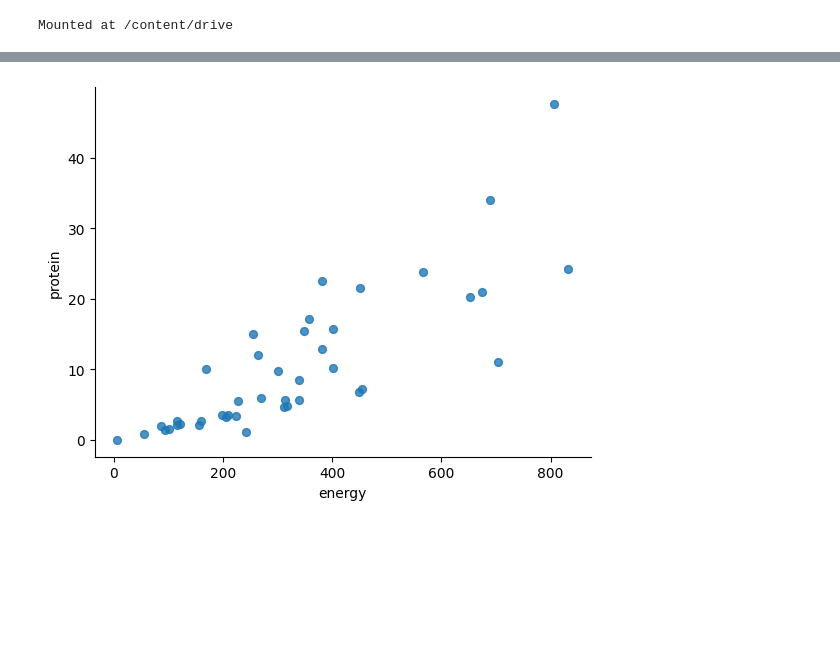
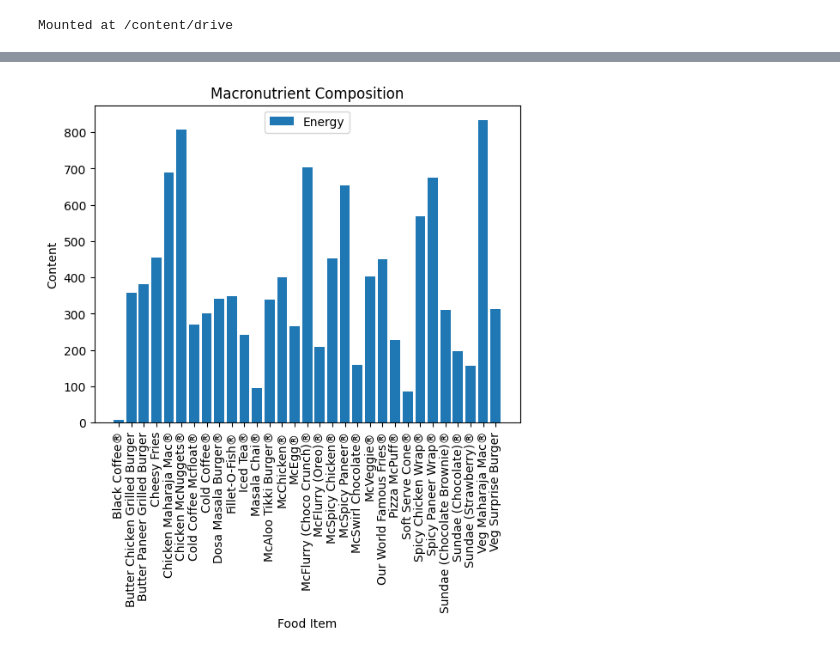
Before and after one commit to bencaulley75/individ_proj, a Jupyter notebook: Ind_Proj.ipynb, the cells around one changed output, grey strips where cells are left out. Cells and saved outputs as stored; diff of their text form; code cells hidden in the pictures; blank space fills up the shorter version.

```diff
--- a/Ind_Proj.ipynb
+++ b/Ind_Proj.ipynb
@@ -43,8 +64,16 @@ _ = plt.legend()
+# %%
+plt.figure()
+plt.bar(df['name'], df['energy'], label='Energy')
+plt.xlabel('Food Item')
+plt.ylabel('Content')
+plt.title('Macronutrient Composition')
+plt.xticks(rotation=90)
+_ = plt.legend()
+# %% [output]
+[figure, added]
 # %%
 #  energy vs protein
 
-from matplotlib import pyplot as plt
-df.plot(kind='scatter', x='energy', y='protein', s=32, alpha=.8)
-plt.gca().spines[['top', 'right',]].set_visible(False)
+# from matplotlib import pyplot as plt
+# df.plot(kind='scatter', x='energy', y='protein', s=32, alpha=.8)
+# plt.gca().spines[['top', 'right',]].set_visible(False)
-# %% [output]
-[figure, removed]
```
Also changed, not shown: parts of 3 cells of this notebook.
